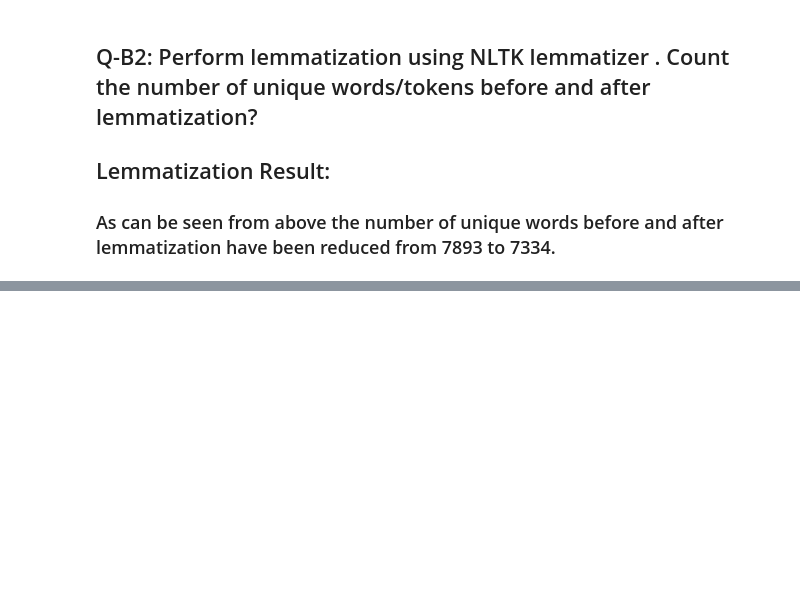
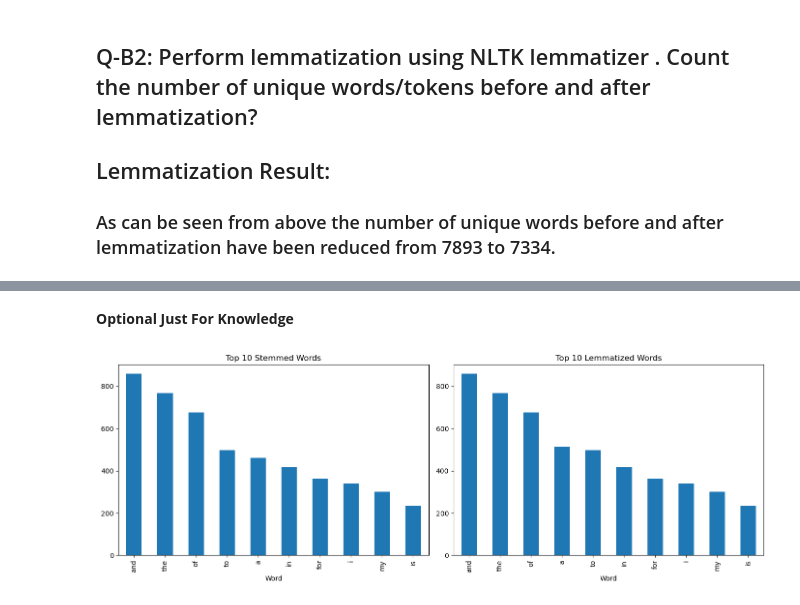
Before and after one commit to LCIT-AISC-T3-S25/Group5, a Jupyter notebook: Case_Study_1.ipynb, the cells around one changed output, grey strips where cells are left out. Saved outputs shown, nothing was run; the diff lists cells and outputs as text; code cells hidden in the pictures; blank space fills up the shorter version.

```diff
--- a/Case_Study_1.ipynb
+++ b/Case_Study_1.ipynb
@@ -33,3 +40,7 @@ dataset = pd.read_csv("data.csv")
+# %%
+# Loading dataset from git
+# Replace 'raw' with 'blob' if necessary, depending on how the file is hosted on GitHub
+dataset = pd.read_csv('https://raw.githubusercontent.com/LCIT-AISC-T3-S25/Group5/refs/heads/dev/Data.csv')
 # %%
 #printing first 5 rows of data
 dataset.head(5)
@@ -165,0 +182,8 @@ Count of Unique words after lemmatization: 7334
+# %%
+# Count word frequencies
+stemmed_freq = Counter(stemmed_words)
+lemmatized_freq = Counter(lemma_words)
+# %%
+# Get top 10 most common words
+top_10_stemmed = stemmed_freq.most_common(10)
+top_10_lemmatized = lemmatized_freq.most_common(10)
@@ -165,0 +223,14 @@ Count of Unique words after lemmatization: 7334
+# %% [markdown]
+**Optional Just For Knowledge**
+# %%
+# Optional: Plot the comparison
+stemmed_df = pd.DataFrame(top_10_stemmed, columns=['Word', 'Frequency']).set_index('Word')
+lemmatized_df = pd.DataFrame(top_10_lemmatized, columns=['Word', 'Frequency']).set_index('Word')
+# %%
+fig, axes = plt.subplots(1, 2, figsize=(14, 5))
+stemmed_df.plot.bar(ax=axes[0], title="Top 10 Stemmed Words", legend=False)
+lemmatized_df.plot.bar(ax=axes[1], title="Top 10 Lemmatized Words", legend=False)
+plt.tight_layout()
+plt.show()
+# %% [output]
+[figure, added]
```
Also changed, not shown: parts of 7 cells of this notebook.
